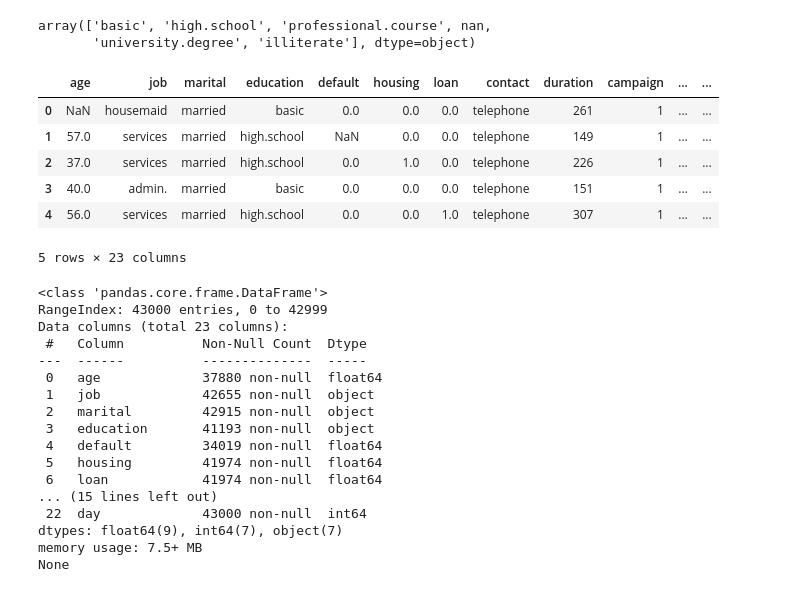
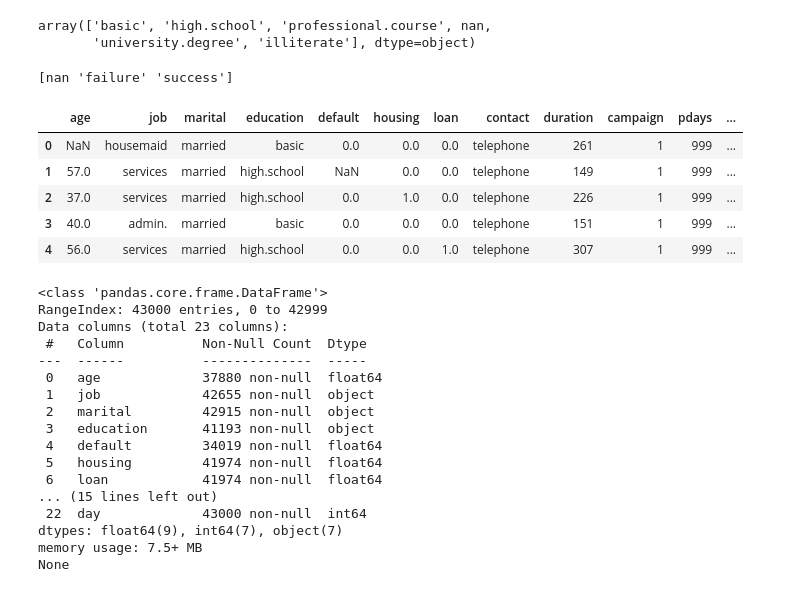
Before and after one commit to LaraHueli/EDA_Bank_Marketing_Analysis, a Jupyter notebook: jupyters/limpieza.ipynb, the cells around one changed output. Cells and saved outputs as stored; diff of their text form; code cells hidden in the pictures.

```diff
--- a/jupyters/limpieza.ipynb
+++ b/jupyters/limpieza.ipynb
@@ -1,6 +1,4 @@
 # %%
-
-
 # Importaciones
 import pandas as pd
 import numpy as np
@@ -9,10 +7,11 @@ import os
 
 # Establecer el locale a español
 locale.setlocale(locale.LC_TIME, 'es_ES.UTF-8')
+# Configuración para mostrar todas las columnas
+pd.set_option('display.max_columns', None)
 
 import sys
 sys.path.append('C:/Users/antonio/Desktop/EDA_Bank_Marketing_Analysis/src')  # Sustituye por la ruta absoluta de tu proyecto
-
 
 # Importar las funciones del archivo 'sp_limpieza.py' en 'src'
 from sp_limpieza import eda_preliminar
@@ -210,32 +204,36 @@ if not os.path.exists(ruta):
 # Guardar el archivo CSV limpio en la carpeta correcta
 df.to_csv(f'{ruta}/bank_limpio.csv', index=False)
+# %%
+df['poutcome'] = df['poutcome'].replace('nonexistent', np.nan)
+print(df['poutcome'].unique())  # Debería mostrar solo ['failure', 'success', nan]
+# %% [output]
+[nan 'failure' 'success']
 # %%
+df.to_csv('../data/bank_limpio.csv', index=False)
 df_cleaned = pd.read_csv('../data/bank_limpio.csv')
-
 display(df_cleaned.head())  # Ver las primeras filas
 print(df_cleaned.info())  # Ver estructura y tipos de datos
 # %% [output]
-|  | age | job | marital | education | default | housing | loan | contact | duration | campaign | ... | ... |
-| 0 | NaN | housemaid | married | basic | 0.0 | 0.0 | 0.0 | telephone | 261 | 1 | ... | ... |
-| 1 | 57.0 | services | married | high.school | NaN | 0.0 | 0.0 | telephone | 149 | 1 | ... | ... |
-| 2 | 37.0 | services | married | high.school | 0.0 | 1.0 | 0.0 | telephone | 226 | 1 | ... | ... |
-| 3 | 40.0 | admin. | married | basic | 0.0 | 0.0 | 0.0 | telephone | 151 | 1 | ... | ... |
-| 4 | 56.0 | services | married | high.school | 0.0 | 0.0 | 1.0 | telephone | 307 | 1 | ... | ... |
+|  | age | job | marital | education | default | housing | loan | contact | duration | campaign | pdays | ... |
+| 0 | NaN | housemaid | married | basic | 0.0 | 0.0 | 0.0 | telephone | 261 | 1 | 999 | ... |
+| 1 | 57.0 | services | married | high.school | NaN | 0.0 | 0.0 | telephone | 149 | 1 | 999 | ... |
+| 2 | 37.0 | services | married | high.school | 0.0 | 1.0 | 0.0 | telephone | 226 | 1 | 999 | ... |
+| 3 | 40.0 | admin. | married | basic | 0.0 | 0.0 | 0.0 | telephone | 151 | 1 | 999 | ... |
+| 4 | 56.0 | services | married | high.school | 0.0 | 0.0 | 1.0 | telephone | 307 | 1 | 999 | ... |
-5 rows × 23 columns
+<class 'pandas.core.frame.DataFrame'>
+RangeIndex: 43000 entries, 0 to 42999
+Data columns (total 23 columns):
+ #   Column          Non-Null Count  Dtype
+---  ------          --------------  -----
+ 0   age             37880 non-null  float64
+ 1   job             42655 non-null  object
+ 2   marital         42915 non-null  object
+ 3   education       41193 non-null  object
+ 4   default         34019 non-null  float64
+ 5   housing         41974 non-null  float64
+ 6   loan            41974 non-null  float64
+... (15 lines left out)
+ 22  day             43000 non-null  int64
+dtypes: float64(9), int64(7), object(7)
+memory usage: 7.5+ MB
+None
-<class 'pandas.core.frame.DataFrame'>
-RangeIndex: 43000 entries, 0 to 42999
-Data columns (total 23 columns):
- #   Column          Non-Null Count  Dtype
----  ------          --------------  -----
- 0   age             37880 non-null  float64
- 1   job             42655 non-null  object
- 2   marital         42915 non-null  object
- 3   education       41193 non-null  object
- 4   default         34019 non-null  float64
- 5   housing         41974 non-null  float64
- 6   loan            41974 non-null  float64
-... (15 lines left out)
- 22  day             43000 non-null  int64
-dtypes: float64(9), int64(7), object(7)
-memory usage: 7.5+ MB
-None
```
Also changed, not shown: parts of 4 cells of this notebook, 4 other files.
